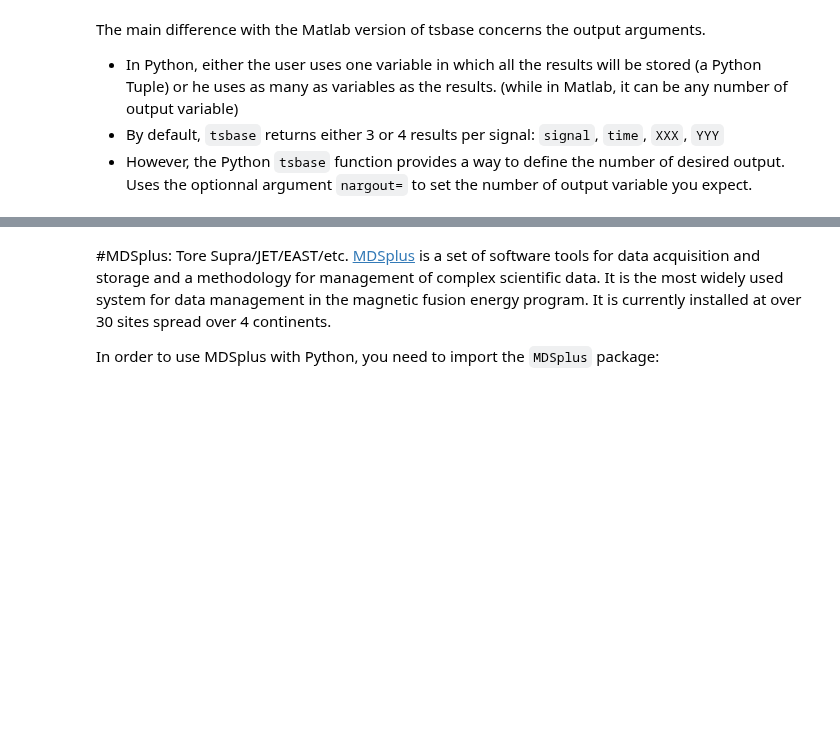
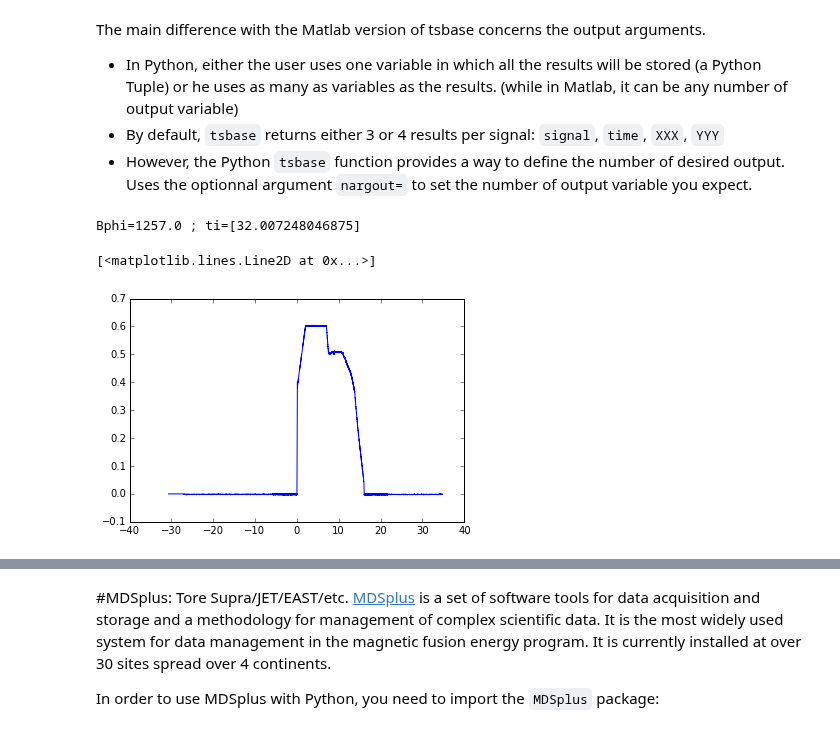
Before and after one commit to jhillairet/Python_Course_For_Fusion, a Jupyter notebook: 5-Fusion_data.ipynb, the cells around one changed output, grey strips where cells are left out. Drawn from its saved outputs; the diff is of its cells as text; code cells hidden in the pictures; blank space fills up the shorter version.

```diff
--- a/5-Fusion_data.ipynb
+++ b/5-Fusion_data.ipynb
@@ -78,6 +114,14 @@ The main difference with the Matlab version of tsbase concerns the output argume
 a,b = pywed.tsbase(34567,'SIPMES',nargout=2)
 # %%
+# also works with advanced signal requests
 Ip,t = pywed.tsmat(34567,'DPOLO-SIPMES')
 Bphi = pywed.tsmat(34567,'EXP=T=S;GENERAL;ITOR') # note = instead of -
 ti = pywed.tsmat(34567,'IGNITRON|1')
+
+print('Bphi={} ; ti={}'.format(Bphi,ti))
+plot(t, Ip)
+# %% [output]
+Bphi=1257.0 ; ti=[32.007248046875]
+[<matplotlib.lines.Line2D at 0x...>]
+[figure, added]
 # %%
```
Also changed, not shown: parts of 23 cells of this notebook.
